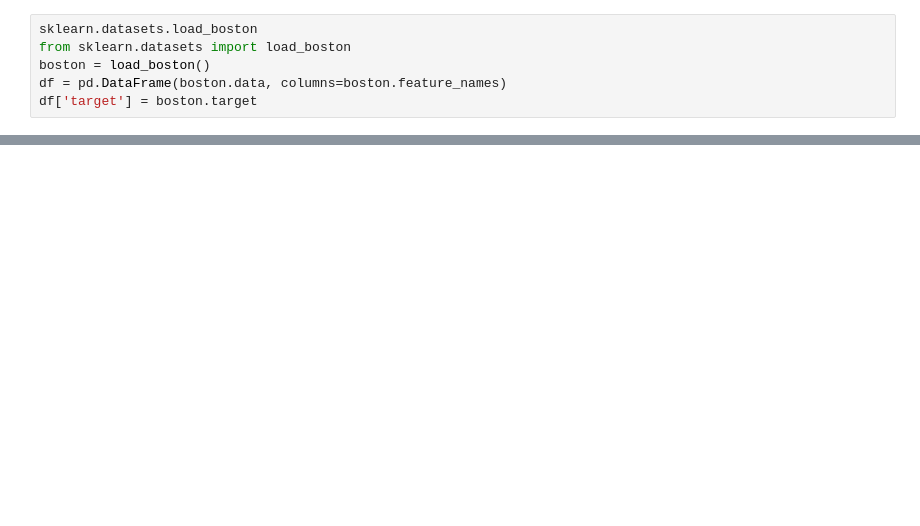
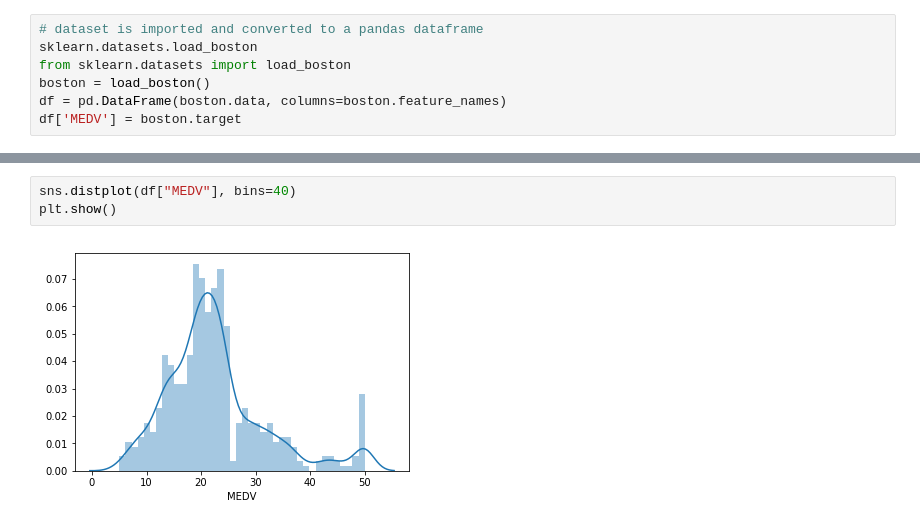
Before and after one commit to Hudsonsue/machine-learning, a Jupyter notebook: Machine Learning - Assessment.ipynb, the cells around one changed output, grey strips where cells are left out. Saved outputs shown, nothing was run; the diff lists cells and outputs as text; blank space fills up the shorter version.

```diff
--- a/Machine Learning - Assessment.ipynb
+++ b/Machine Learning - Assessment.ipynb
@@ -14,6 +30,7 @@ import scipy.stats as ss
 # %%
+# dataset is imported and converted to a pandas dataframe
 sklearn.datasets.load_boston
 from sklearn.datasets import load_boston
 boston = load_boston()
 df = pd.DataFrame(boston.data, columns=boston.feature_names)
-df['target'] = boston.target
+df['MEDV'] = boston.target
@@ -51,0 +81,5 @@ df.describe()
+# %%
+sns.distplot(df["MEDV"], bins=40)
+plt.show()
+# %% [output]
+[figure, added]
```
Also changed, not shown: parts of 13 cells of this notebook.
